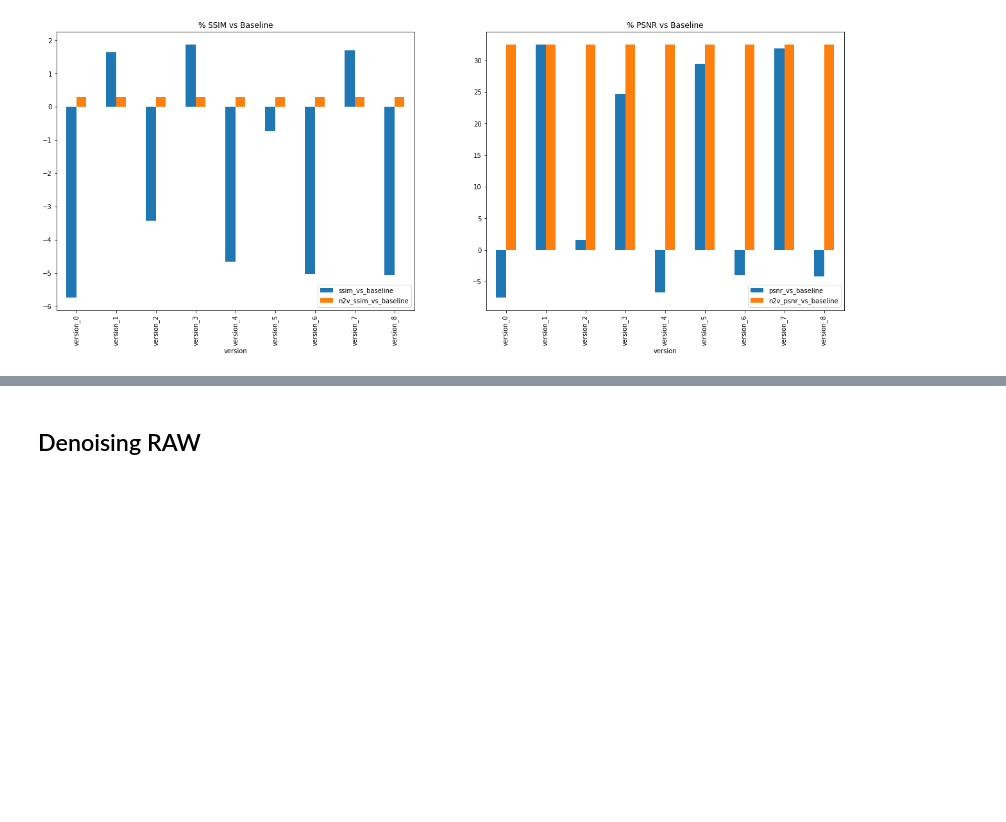
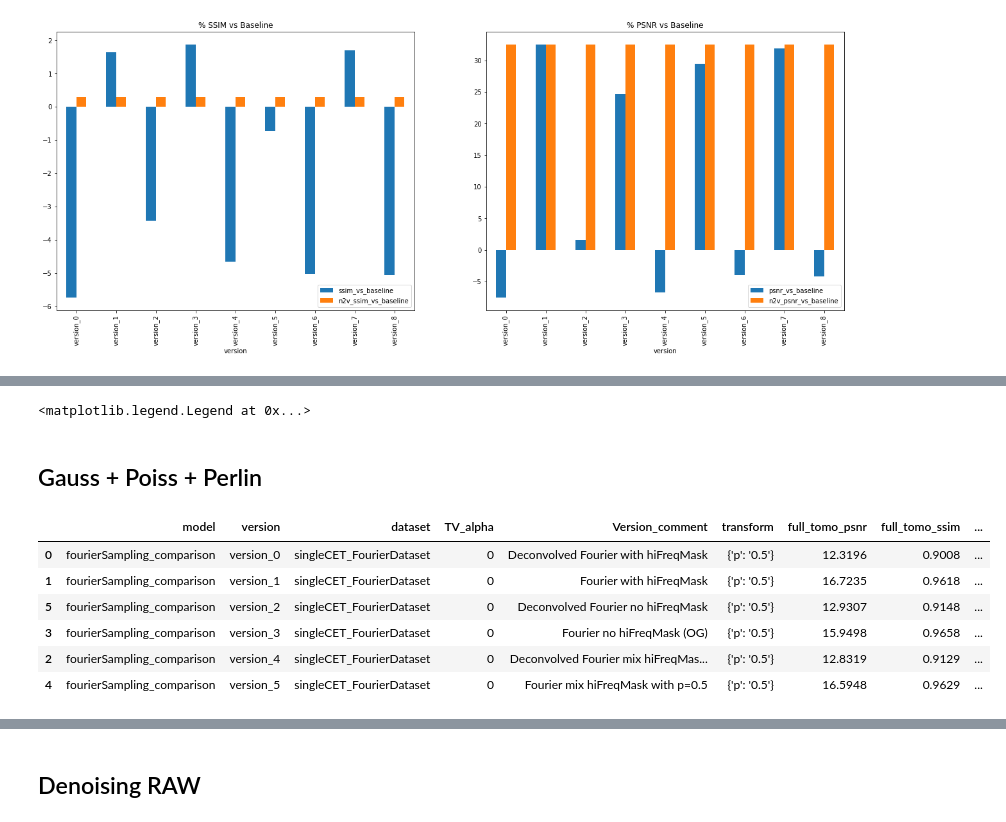
Before and after one commit to Fickincool/master-thesis, a Jupyter notebook: Notebooks/6.00_self2selfDenoising/6.10_summary_tables.ipynb, the cells around one changed output, grey strips where cells are left out. Cells and saved outputs as stored; diff of their text form; code cells hidden in the pictures; blank space fills up the shorter version.

```diff
--- a/Notebooks/6.00_self2selfDenoising/6.10_summary_tables.ipynb
+++ b/Notebooks/6.00_self2selfDenoising/6.10_summary_tables.ipynb
@@ -207,0 +231,27 @@ ax1.legend(loc='lower right')
+# %%
+fig, (ax0, ax1) = plt.subplots(1, 2, figsize=(22, 8))
+data_log[['version', 'ssim_vs_baseline', 'n2v_ssim_vs_baseline']].plot.bar(x='version', ax=ax0)
+ax0.set_title('% SSIM vs Baseline')
+ax0.legend(loc='lower right')
+
+data_log[['version', 'psnr_vs_baseline', 'n2v_psnr_vs_baseline']].plot.bar(x='version', ax=ax1)
+ax1.set_title('% PSNR vs Baseline')
+ax1.legend(loc='lower right')
+# %% [output]
+<matplotlib.legend.Legend at 0x...>
+# %% [markdown]
+## Gauss + Poiss + Perlin
+# %%
+logdir = 'data/S2SDenoising/tryout_model_logs/tomoPhantom_model14_noisyGaussPoissPerlin/fourierSampling_comparison/'
+logdir = os.path.join(PARENT_PATH, logdir)
+
+data_log = logdir_to_dataframe(logdir)
+data_log
+# %% [output]
+|  | model | version | dataset | TV_alpha | Version_comment | transform | full_tomo_psnr | full_tomo_ssim | ... |
+| 0 | fourierSampling_comparison | version_0 | singleCET_FourierDataset | 0 | Deconvolved Fourier with hiFreqMask | {'p': '0.5'} | 12.3196 | 0.9008 | ... |
+| 1 | fourierSampling_comparison | version_1 | singleCET_FourierDataset | 0 | Fourier with hiFreqMask | {'p': '0.5'} | 16.7235 | 0.9618 | ... |
+| 5 | fourierSampling_comparison | version_2 | singleCET_FourierDataset | 0 | Deconvolved Fourier no hiFreqMask | {'p': '0.5'} | 12.9307 | 0.9148 | ... |
+| 3 | fourierSampling_comparison | version_3 | singleCET_FourierDataset | 0 | Fourier no hiFreqMask (OG) | {'p': '0.5'} | 15.9498 | 0.9658 | ... |
+| 2 | fourierSampling_comparison | version_4 | singleCET_FourierDataset | 0 | Deconvolved Fourier mix hiFreqMas... | {'p': '0.5'} | 12.8319 | 0.9129 | ... |
+| 4 | fourierSampling_comparison | version_5 | singleCET_FourierDataset | 0 | Fourier mix hiFreqMask with p=0.5 | {'p': '0.5'} | 16.5948 | 0.9629 | ... |
```
Also changed, not shown: parts of 10 cells of this notebook, 4 other files.
